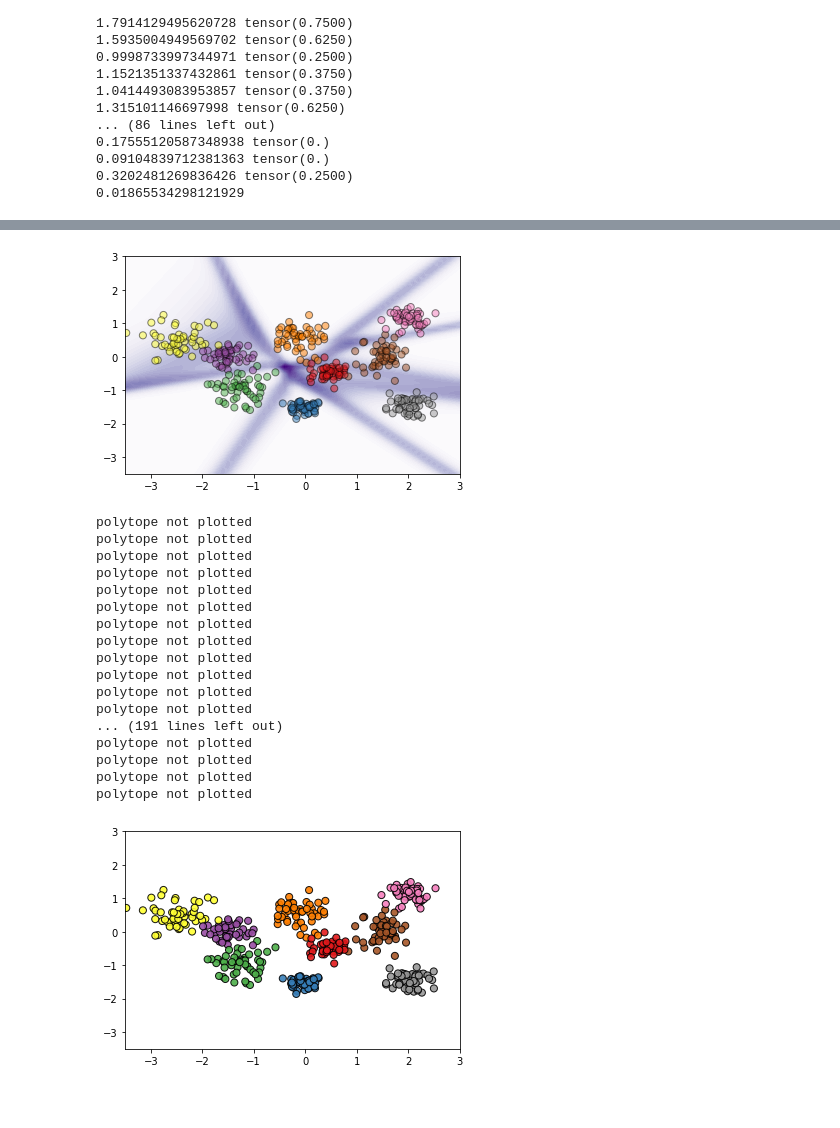
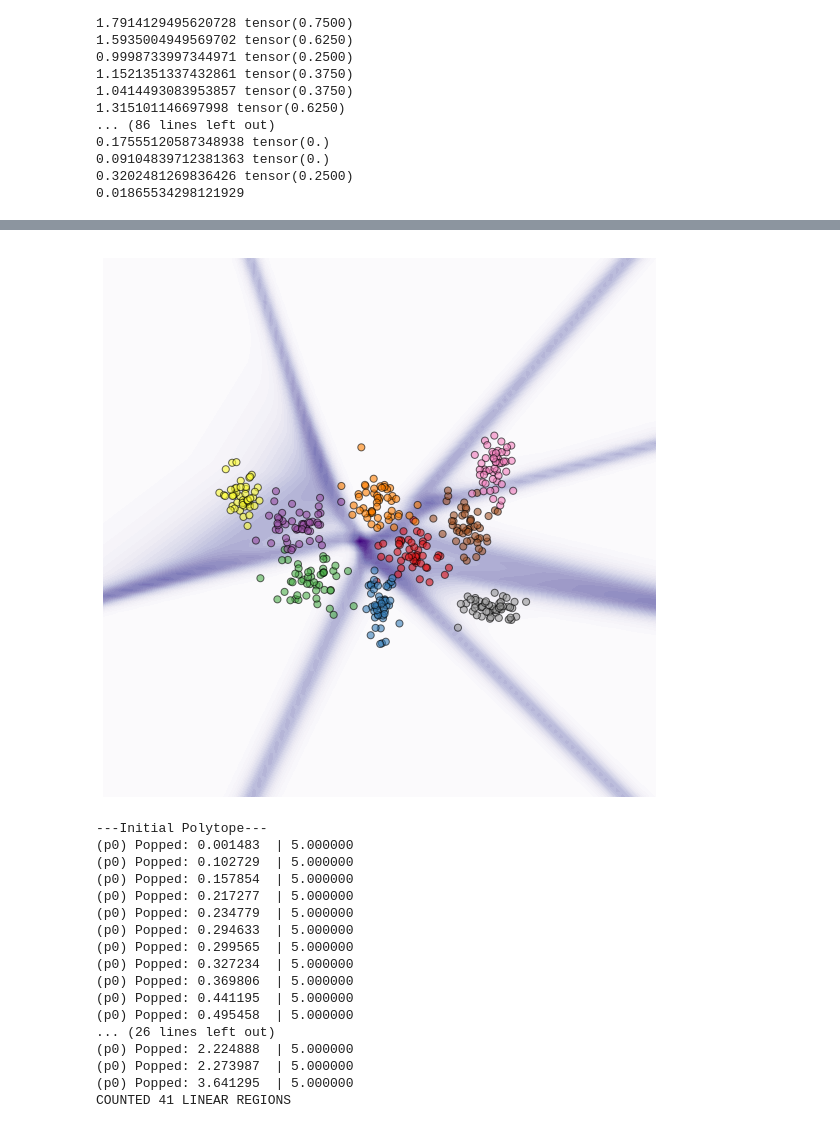
Before and after one commit to Kaleidophon/know-your-limits, a Jupyter notebook: multiclass_toy_uncertainty_polytopes.ipynb, the cells around one changed output, grey strips where cells are left out. Saved outputs shown, nothing was run; the diff lists cells and outputs as text; code cells hidden in the pictures; blank space fills up the shorter version.

```diff
--- a/multiclass_toy_uncertainty_polytopes.ipynb
+++ b/multiclass_toy_uncertainty_polytopes.ipynb
@@ -39,7 +40,7 @@ from plnn import PLNN
 # %%
 # Define some constants here that stay fixed for the entire notebook
 XY_LIM = [-5, 5]  # Limits of feature space
-FIGSIZE = [10, 10]  # Plot size
+FIGSIZE = (10, 10)  # Plot size
 DECISION_RADIUS = np.max(np.abs(XY_LIM))  # Radius for Geocert to look for polytopes as l_inf distance
 ORIGIN = torch.Tensor([0, 0])  # Origin of 2D space from which polytopes will be discovered
 # %% [markdown]
@@ -145,18 +148,17 @@ Next, we define some plotting functions here. We want to produce the following p
 # %%
-# Now plot uncertainty via predictive entropy
-def plot_single_grid(X, y, xx, yy, grid, alpha=0.1, s=50, title='',
-                     vmin=None, vmax=None):
-    plt.figure(figsize=(6,4))
+def plot_uncertainty(X, y, xx, yy, uncertainty, xy_lim, fig_size):
+    plt.figure(figsize=fig_size)
     axes = plt.gca()
-    axes.set_xlim([-3.5,3])
-    axes.set_ylim([-3.5,3])
+    axes.set_xlim(xy_lim)
+    axes.set_ylim(xy_lim)
     cmap = plt.cm.Purples
-    c = plt.contourf(xx, yy, grid.reshape(xx.shape), cmap=cmap,
-                    levels=40, vmin=vmin, vmax=vmax)
+    c = plt.contourf(
+        xx, yy, uncertainty.reshape(xx.shape), cmap=cmap,
+        levels=40
+    )
     plt.scatter(X[:, 0], X[:, 1], c=y,cmap='Set1',
-                edgecolors='k', alpha=alpha, s=s)
-    #plt.axis('off')
-    plt.title(title)
+                edgecolors='k', alpha=0.6, s=50)
+    plt.axis('off')
 
 def entropy(preds, dim):
     return -torch.sum(preds * torch.log2(preds+1e-8), dim=dim)
@@ -310,27 +262,38 @@ an unbounded polytope was plotted imperfectly
 preds = torch.softmax(net(torch.FloatTensor(X_grid)), dim=1)
 uncertainty = entropy(preds, dim=1).detach().numpy()
 # %%
-plot_single_grid(X, y, xx, yy, uncertainty, s=50, alpha=0.5,title='')
+plot_uncertainty(X, y, xx, yy, uncertainty, XY_LIM, FIGSIZE)
 # %% [output]
-[figure, old version]
+[figure, new version]
-# %%
-plot_polytopes_and_points(X, y, polylist)
-# %% [output]
-polytope not plotted
-polytope not plotted
-polytope not plotted
-polytope not plotted
-polytope not plotted
-polytope not plotted
-polytope not plotted
-polytope not plotted
-polytope not plotted
-polytope not plotted
-polytope not plotted
-polytope not plotted
-... (191 lines left out)
-polytope not plotted
-polytope not plotted
-polytope not plotted
-polytope not plotted
-[figure, removed]
+# %%
+# Retrieve polytopes
+geo = GeoCert(plnn_obj, hyperbox_bounds=XY_LIM, verbose=True, neuron_bounds="full_lp")
+
+region_count = geo.run(
+    ORIGIN, lp_norm='l_inf', problem_type='count_regions', decision_radius=DECISION_RADIUS
+)
+polytopes = []
+
+for polytope in region_count.seen_polytopes:
+    config = plnn_obj.config_str_to_config_list(polytope)
+    polytope_config = plnn_obj.compute_polytope_config(config)
+    poly = Polytope.from_polytope_dict(polytope_config, test_point)
+    polytopes.append(poly)
+# %% [output]
+---Initial Polytope---
+(p0) Popped: 0.001483  | 5.000000
+(p0) Popped: 0.102729  | 5.000000
+(p0) Popped: 0.157854  | 5.000000
+(p0) Popped: 0.217277  | 5.000000
+(p0) Popped: 0.234779  | 5.000000
+(p0) Popped: 0.294633  | 5.000000
+(p0) Popped: 0.299565  | 5.000000
+(p0) Popped: 0.327234  | 5.000000
+(p0) Popped: 0.369806  | 5.000000
+(p0) Popped: 0.441195  | 5.000000
+(p0) Popped: 0.495458  | 5.000000
+... (26 lines left out)
+(p0) Popped: 2.224888  | 5.000000
+(p0) Popped: 2.273987  | 5.000000
+(p0) Popped: 3.641295  | 5.000000
+COUNTED 41 LINEAR REGIONS
```
Also changed, not shown: parts of 12 cells of this notebook.
